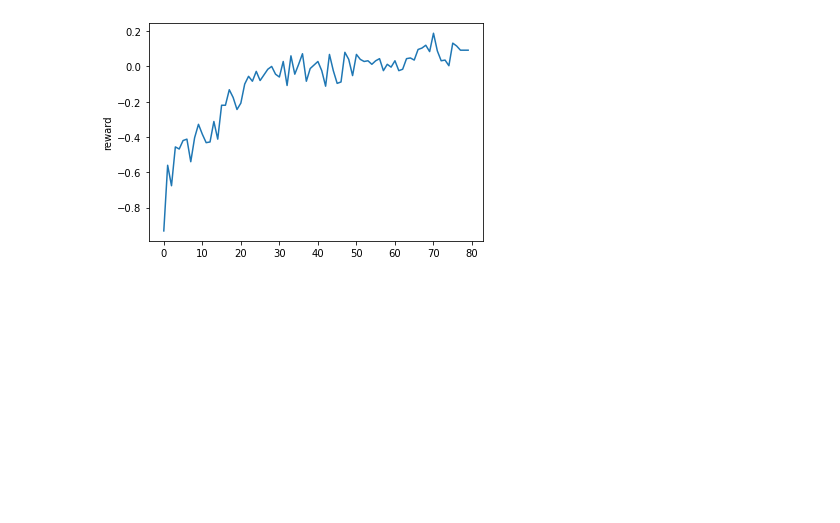
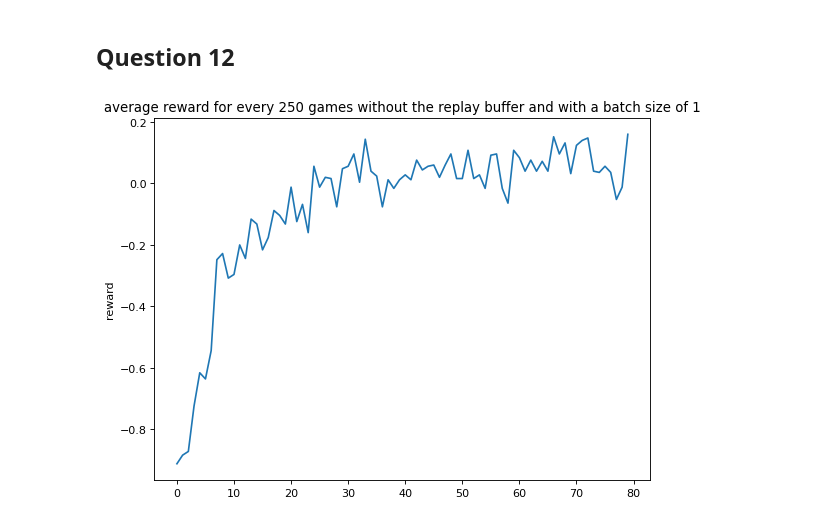
Before and after one commit to wiggleman/CS-456-project, a Jupyter notebook: DQN.ipynb, the cells around one changed output. Cells and saved outputs as stored; diff of their text form; code cells hidden in the pictures; blank space fills up the shorter version.

```diff
--- a/DQN.ipynb
+++ b/DQN.ipynb
@@ -387,9 +387,9 @@ def fit(
         if game % target_update == 0:
             target.load_state_dict(policy.state_dict())
             if compute_mopts == True:
-                mopt = compute_mopt(policy)
+                mopt = compute_mopt(policy, device)
                 mopts.append(mopt)
-                mrand = compute_mrand(policy)
+                mrand = compute_mrand(policy, device)
                 mrands.append(mrand)
 
 
@@ -564,12 +574,18 @@ NameError: name 'reward_11' is not defined
+# %% [markdown]
+  ## Question 12
 # %%
-_, reward, loss, mopts, mrands = fit(batch_size = 1, memory_size = 1)
+_, reward, loss, mopts, mrands = fit(batch_size = 1, memory_size = 1, compute_mopts = False)
 # %%
 reward_250, loss_250 = compute_reward_and_loss(reward, loss)
 # %%
 import matplotlib.pyplot as plt
+
+figure(figsize=(8, 6), dpi=80)
+
 plt.plot(reward_250)
 plt.ylabel('reward')
+plt.title("average reward for every 250 games without the replay buffer and with a batch size of 1")
 plt.show()
 # %% [output]
-[figure, old version]
+[figure, new version]
 # %%
```
Also changed, not shown: parts of 20 cells of this notebook, 1 other file.
